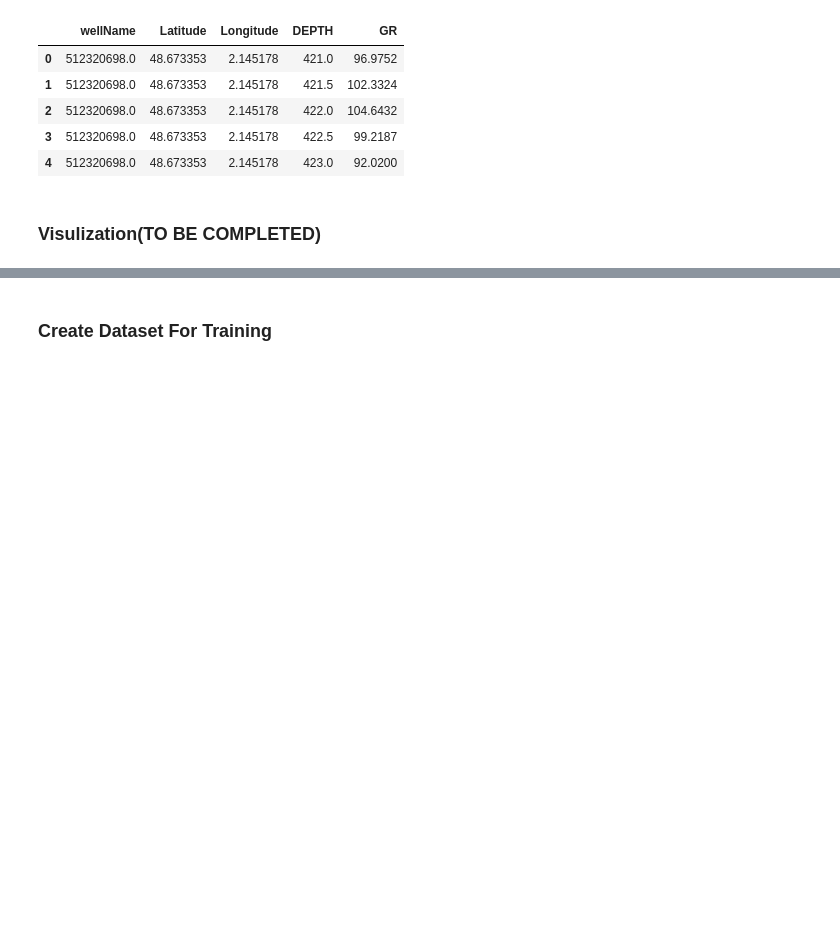
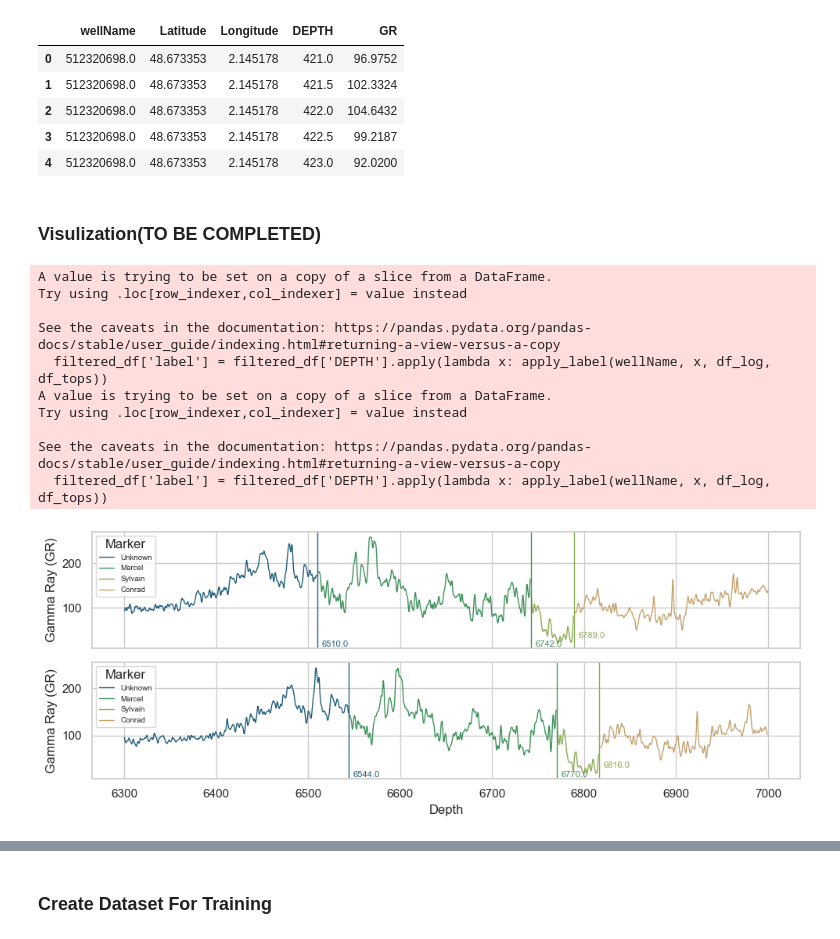
Before and after one commit to wyyccc0422/CRP_TimeSeriesClassification, a Jupyter notebook: Implementation_ROCKET.ipynb, the cells around one changed output, grey strips where cells are left out. Saved outputs shown, nothing was run; the diff lists cells and outputs as text; code cells hidden in the pictures; blank space fills up the shorter version.

```diff
--- a/Implementation_ROCKET.ipynb
+++ b/Implementation_ROCKET.ipynb
@@ -51,4 +75,79 @@ df_log.head()
 well_array = np.load('hackaton_training_well_one.npy', allow_pickle=True)
 # %% [markdown]
 ### Visulization(TO BE COMPLETED)
+# %%
+import seaborn as sns
+import matplotlib.pyplot as plt
+
+def apply_label(wellName, d, df_log, df_tops):
+    depths = df_tops[df_tops.index == wellName].values[0]
+    if d < depths[0]:
+        return 'Unknown'
+    elif d > depths[0] and d < depths[1]:
+        return 'Marcel'
+    elif d > depths[1] and d < depths[2]:
+        return 'Sylvain'
+    elif d > depths[2]:
+        return 'Conrad'
+
+def plot_multiple(wellNames, df_log, df_tops):
+    """
+    Plot original time series data for GR and Depth and the marker positions for chosen wells.
+    """
+
+    sns.set(style="whitegrid")
+
+    # Create a color palette
+    palette = sns.color_palette("gist_earth", 4)
+
+    # Create a subplot for each well
+    fig, axes = plt.subplots(nrows=len(wellNames), ncols=1, figsize=(10, len(wellNames) * 2), sharex=True)
+
+    for idx, wellName in enumerate(wellNames):
+        # Data filtering and processing
+        filtered_df = df_log[df_log['wellName'] == wellName]
+        depths = df_tops[df_tops.index == wellName].values[0]
+        filtered_df = df_log[(df_log['wellName'] == wellName) & (df_log['DEPTH'] >= 6300) & (df_log['DEPTH'] <= 7000)]
+        filtered_df.loc[filtered_df['GR'] == -1, 'GR'] = filtered_df['GR'].mean()
+        filtered_df['label'] = filtered_df['DEPTH'].apply(lambda x: apply_label(wellName, x, df_log, df_tops))
+
+        # Plotting seaborn lineplot
+        sns.lineplot(ax=axes[idx], data=filtered_df, x='DEPTH', y='GR', hue='label', palette=palette, legend=True, linewidth=1)
+
+        # Plotting horizontal lines for starting depth
+        previous_depth = 0
+        offset_increment = 20
+
+        for depth, color in zip(depths, palette):
+            axes[idx].axvline(x=depth, color=color, linestyle='-', linewidth=1, alpha=1)
+            offset = 0 if depth - previous_depth > 50 else offset_increment  # Adjust conditions based on your data scale
+            y_position = axes[idx].get_ylim()[0] + offset
+            axes[idx].text(depth + 5, y_position, f'{depth}', color=color, verticalalignment='bottom', fontsize=8, alpha=1)
+            previous_depth = depth
+
+        # axes[idx].set_title(f'Gamma Ray (GR) vs Depth for Well {wellName}')
+        axes[idx].set_xlabel('Depth')
+        axes[idx].set_ylabel('Gamma Ray (GR)')
+        axes[idx].legend(title='Marker', fontsize=7)
+
+
+    plt.tight_layout()
+    # plt.legend(title='Marker', fontsize=8)
+    plt.show()
+
+# Example usage
+well_names = [512320971,512320970]
+plot_multiple(well_names, df_log, df_tops)
+# %% [output]
+A value is trying to be set on a copy of a slice from a DataFrame.
+Try using .loc[row_indexer,col_indexer] = value instead
+
+See the caveats in the documentation: https://pandas.pydata.org/pandas-docs/stable/user_guide/indexing.html#returning-a-view-versus-a-copy
+  filtered_df['label'] = filtered_df['DEPTH'].apply(lambda x: apply_label(wellName, x, df_log, df_tops))
+A value is trying to be set on a copy of a slice from a DataFrame.
+Try using .loc[row_indexer,col_indexer] = value instead
+
+See the caveats in the documentation: https://pandas.pydata.org/pandas-docs/stable/user_guide/indexing.html#returning-a-view-versus-a-copy
+  filtered_df['label'] = filtered_df['DEPTH'].apply(lambda x: apply_label(wellName, x, df_log, df_tops))
+[figure, added]
 # %%
```
Also changed, not shown: parts of 26 cells of this notebook, 24 other files.
